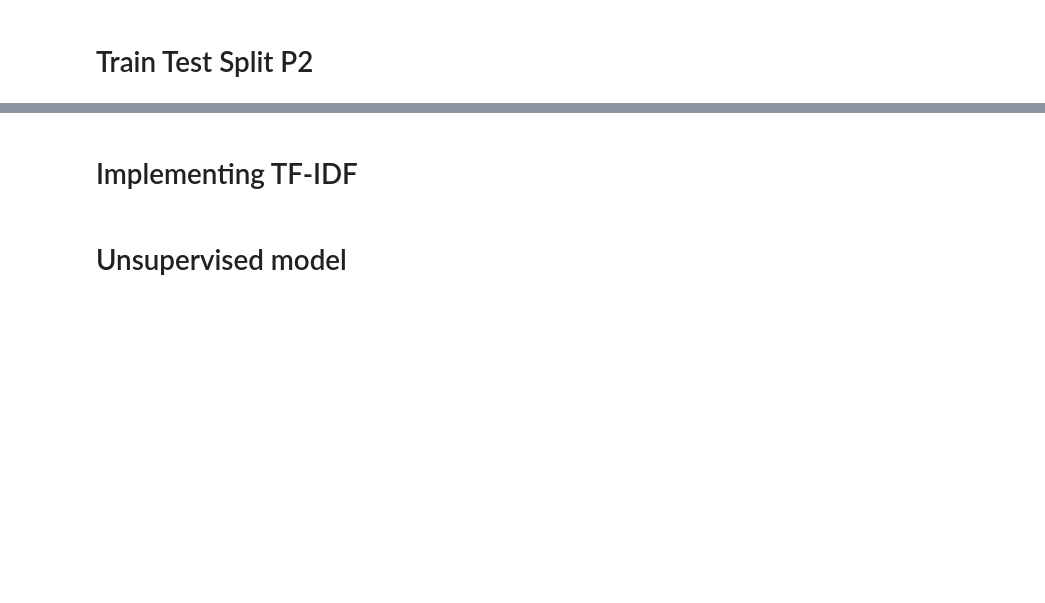
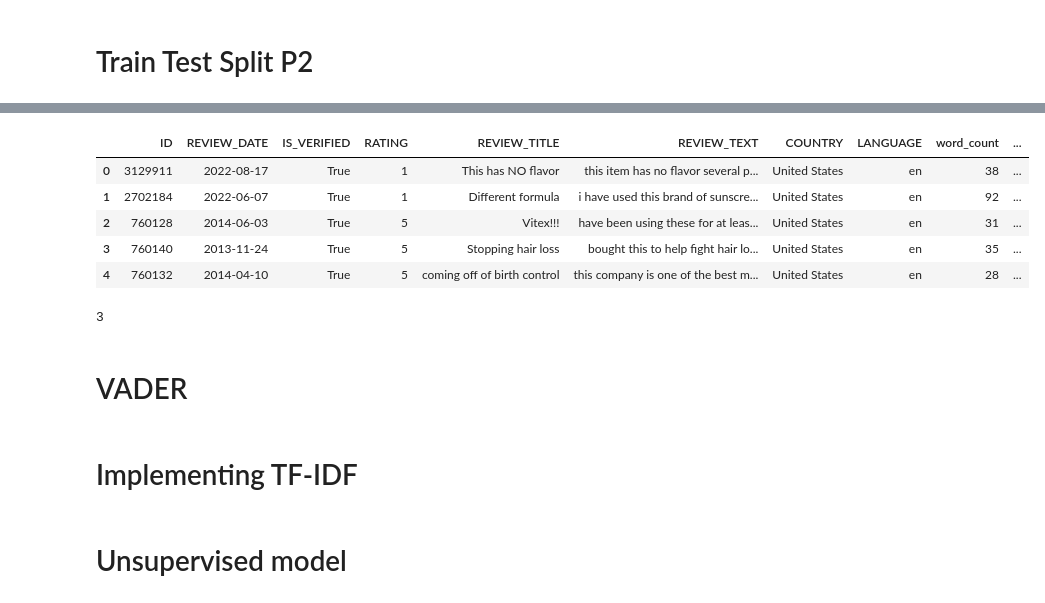
Before and after one commit to cmannnn/customer_reviews, a Jupyter notebook: main.ipynb, the cells around one changed output, grey strips where cells are left out. Saved outputs shown, nothing was run; the diff lists cells and outputs as text; code cells hidden in the pictures; blank space fills up the shorter version.

```diff
--- a/main.ipynb
+++ b/main.ipynb
@@ -188,0 +319,11 @@ english_reviews_train_text = english_reviews_train['REVIEW_TEXT']
+# %%
+def calculate_polarity(text):
+    blob = TextBlob(text)
+    return blob.sentiment.polarity
+
+def calculate_subjectivity(text):
+    blob = TextBlob(text)
+    return blob.sentiment.subjectivity
+# %%
+english_reviews['TEXT_BLOB_POLARITY_RAW'] = english_reviews['REVIEW_TEXT'].apply(calculate_polarity)
+english_reviews['TEXT_BLOB_SUBJECTIVITY_RAW'] = english_reviews['REVIEW_TEXT'].apply(calculate_subjectivity)
@@ -188,0 +341,9 @@ english_reviews_train_text = english_reviews_train['REVIEW_TEXT']
+# %%
+english_reviews.head()
+# %% [output]
+|  | ID | REVIEW_DATE | IS_VERIFIED | RATING | REVIEW_TITLE | REVIEW_TEXT | COUNTRY | LANGUAGE | word_count | ... |
+| 0 | 3129911 | 2022-08-17 | True | 1 | This has NO flavor | this item has no flavor several p... | United States | en | 38 | ... |
+| 1 | 2702184 | 2022-06-07 | True | 1 | Different formula | i have used this brand of sunscre... | United States | en | 92 | ... |
+| 2 | 760128 | 2014-06-03 | True | 5 | Vitex!!! | have been using these for at leas... | United States | en | 31 | ... |
+| 3 | 760140 | 2013-11-24 | True | 5 | Stopping hair loss | bought this to help fight hair lo... | United States | en | 35 | ... |
+| 4 | 760132 | 2014-04-10 | True | 5 | coming off of birth control | this company is one of the best m... | United States | en | 28 | ... |
@@ -189,3 +356,9 @@ english_reviews_train_text = english_reviews_train['REVIEW_TEXT']
+# %%
+english_reviews['TEXT_BLOB_POLARITY_MAPPED'] = english_reviews['TEXT_BLOB_POLARITY_RAW'].apply(map_rating)
+# %% [output]
+3
+# %% [markdown]
+# VADER
 # %% [markdown]
 # Implementing TF-IDF
 # %%
```
Also changed, not shown: parts of 42 cells of this notebook.
